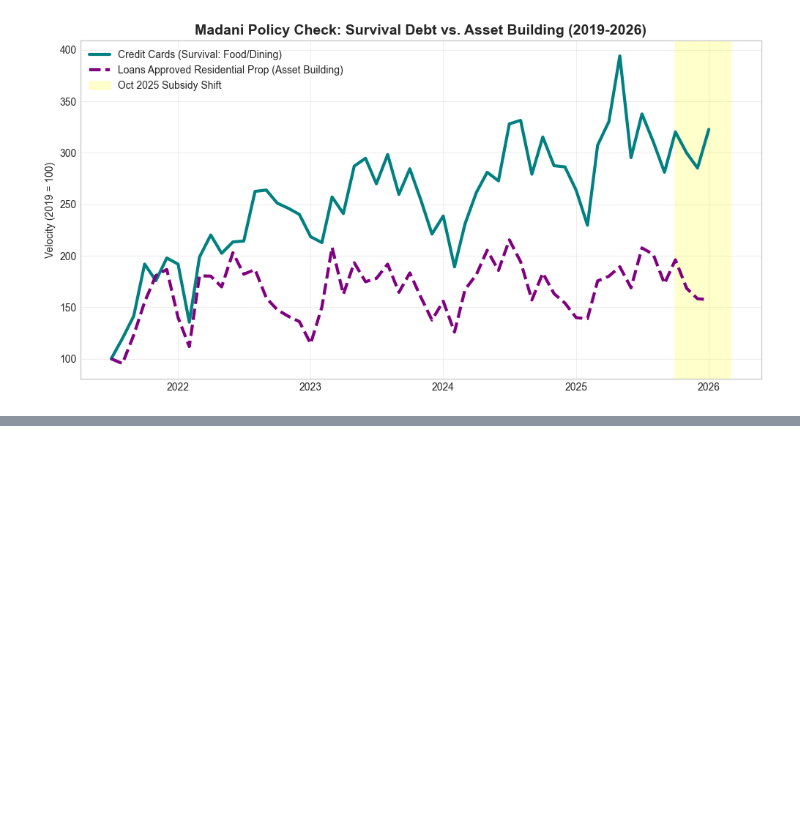
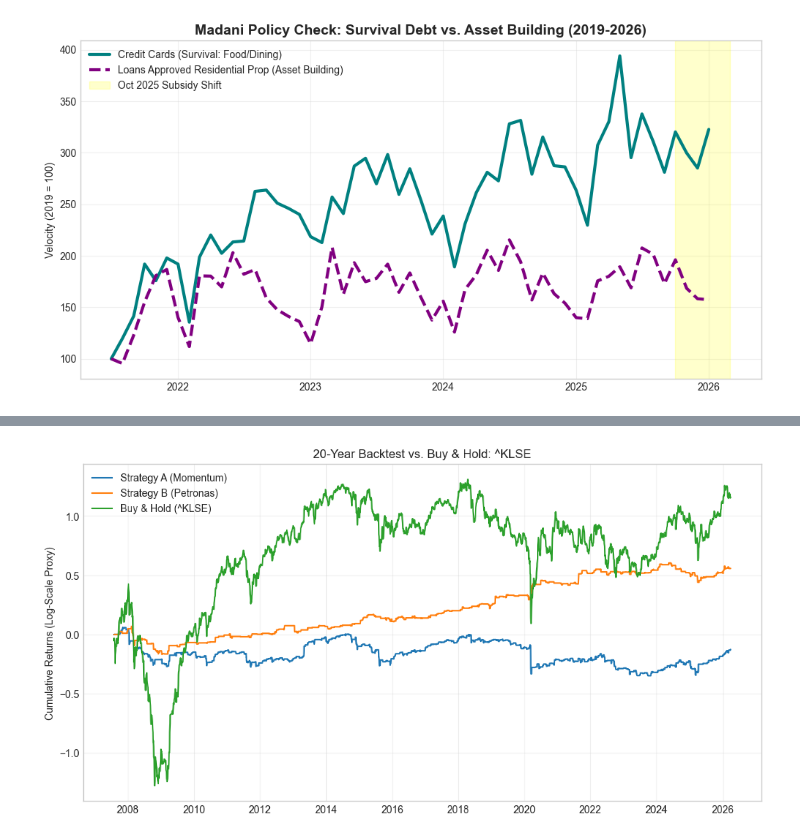
Before and after one commit to SJEGoh/Regional-Project, a Jupyter notebook: report.ipynb, the cells around one changed output, grey strips where cells are left out. Saved outputs shown, nothing was run; the diff lists cells and outputs as text; code cells hidden in the pictures; blank space fills up the shorter version.

```diff
--- a/report.ipynb
+++ b/report.ipynb
@@ -3458,0 +3633,89 @@ plt.show()
+# %%
+import pandas as pd
+import numpy as np
+import matplotlib.pyplot as plt
+
+# 1. Setup Signal Data (Using Log-Returns)
+df_strat = returns.copy()
+window = 30
+asset = "^KLSE"
+
+# Calculate Z-Scores
+for col in [asset, 'Crack']:
+    mean = df_strat[col].rolling(window).mean()
+    std = df_strat[col].rolling(window).std()
+    df_strat[f'{col}_Z'] = (df_strat[col] - mean) / std
+
+# 2. Strategy A: Naive Momentum
+df_strat['Signal_A'] = np.where(df_strat[f'{asset}_Z'] < -1.0, 1, 0)
+
+# 3. Strategy B: The Energy-Led Trade
+df_strat['Signal_B'] = np.where(df_strat['Crack_Z'] > 1.0, 1, 0)
+
+# 4. Calculate Returns (T+1 Entry)
+df_strat['Price_1d_Fwd_Ret'] = (df[asset].shift(-3) / df[asset] - 1)
+
+df_strat['Ret_A'] = df_strat['Price_1d_Fwd_Ret'] * df_strat['Signal_A']
+df_strat['Ret_B'] = df_strat['Price_1d_Fwd_Ret'] * df_strat['Signal_B']
+df_strat['Ret_BH'] = df_strat['Price_1d_Fwd_Ret'] # Buy and Hold Benchmark
+
+# --- 5. Performance Metric Functions ---
+
+def get_max_dd(daily_pnl_series):
+    # Calculate cumulative returns (Equity Curve)
+    equity_curve = (1 + daily_pnl_series).cumprod()
+    # Calculate rolling peaks
+    peaks = equity_curve.cummax()
+    # Calculate drawdown percentage
+    drawdowns = (equity_curve - peaks) / peaks
+    return drawdowns.min()
+
+def get_trade_count(signal_series):
+    # A trade is defined as a transition from 0 to 1 (Entry)
+    return (signal_series.diff() == 1).sum()
+
+def get_sharpe(daily_pnl_series):
+    if daily_pnl_series.std() == 0: return 0
+    return (daily_pnl_series.mean() / daily_pnl_series.std()) * np.sqrt(252)
+
+def get_sortino(daily_pnl_series, target_return=0):
+    downside_returns = daily_pnl_series.copy()
+    downside_returns[downside_returns > target_return] = 0
+    downside_std = downside_returns.std()
+    return (daily_pnl_series.mean() / downside_std) * np.sqrt(252) if downside_std != 0 else 0
+
+# --- 6. Results Display ---
+
+metrics = {
+    "Strategy A (Momentum)": df_strat['Ret_A'],
+    "Strategy B (Petronas)": df_strat['Ret_B'],
+    "Buy & Hold (^KLSE)":   df_strat['Ret_BH']
+}
+
+signals = {
+    "Strategy A (Momentum)": df_strat['Signal_A'],
+    "Strategy B (Petronas)": df_strat['Signal_B'],
+    "Buy & Hold (^KLSE)":   pd.Series(1, index=df_strat.index) # Always "on"
+}
+
+print(f"{'Strategy':<25} | {'Sharpe':<7} | {'Sortino':<7} | {'Max DD':<8} | {'Trades':<6}")
+print("-" * 65)
+
+for name, pnl in metrics.items():
+    sharpe = get_sharpe(pnl)
+    sortino = get_sortino(pnl)
+    max_dd = get_max_dd(pnl)
+    trades = get_trade_count(signals[name]) if "Buy & Hold" not in name else 1
+    print(f"{name:<25} | {sharpe:<7.2f} | {sortino:<7.2f} | {max_dd:<8.1%} | {trades:<6}")
+
+# Plotting
+plt.figure(figsize=(12,6))
+for name, pnl in metrics.items():
+    plt.plot(pnl.cumsum(), label=name)
+
+plt.title(f"20-Year Backtest vs. Buy & Hold: {asset}")
+plt.ylabel("Cumulative Returns (Log-Scale Proxy)")
+plt.legend()
+plt.grid(True, alpha=0.3)
+plt.show()
+# %% [output]
@@ -3458,0 +3727 @@ plt.show()
+[figure, added]
```
Also changed, not shown: parts of 20 cells of this notebook.
